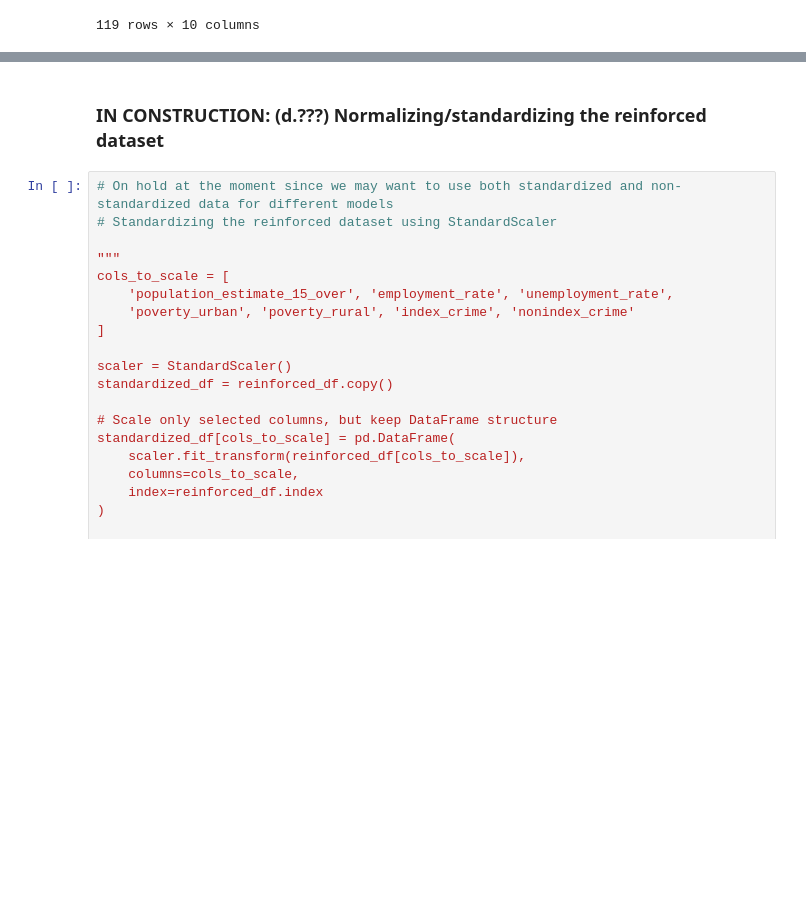
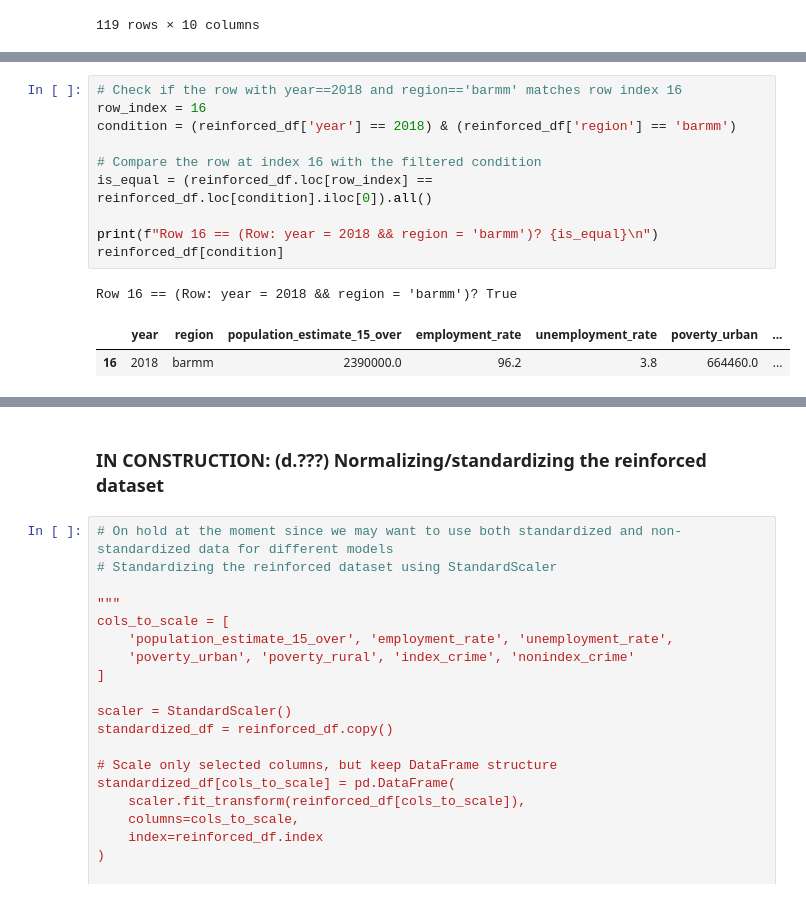
Before and after one commit to RpnAndri/crime-analysis, a Jupyter notebook: EDA.ipynb, the cells around one changed output, grey strips where cells are left out. Saved outputs shown, nothing was run; the diff lists cells and outputs as text; blank space fills up the shorter version.

```diff
--- a/EDA.ipynb
+++ b/EDA.ipynb
@@ -499,0 +608,14 @@ for rate_col, num_col in rates.items():
+# %%
+# Check if the row with year==2018 and region=='barmm' matches row index 16
+row_index = 16
+condition = (reinforced_df['year'] == 2018) & (reinforced_df['region'] == 'barmm')
+
+# Compare the row at index 16 with the filtered condition
+is_equal = (reinforced_df.loc[row_index] == reinforced_df.loc[condition].iloc[0]).all()
+
+print(f"Row 16 == (Row: year = 2018 && region = 'barmm')? {is_equal}\n")
+reinforced_df[condition]
+# %% [output]
+Row 16 == (Row: year = 2018 && region = 'barmm')? True
+|  | year | region | population_estimate_15_over | employment_rate | unemployment_rate | poverty_urban | ... |
+| 16 | 2018 | barmm | 2390000.0 | 96.2 | 3.8 | 664460.0 | ... |
```
Also changed, not shown: parts of 29 cells of this notebook, 1 other file.
